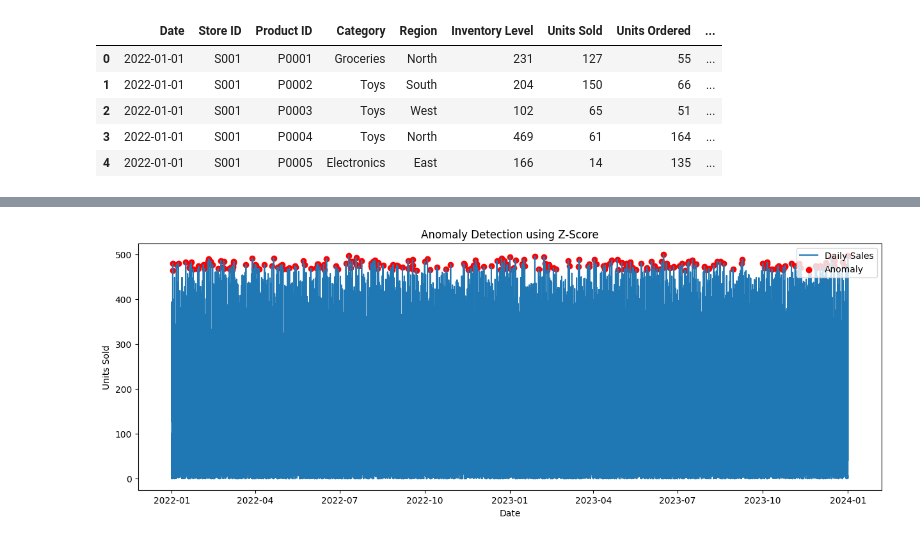
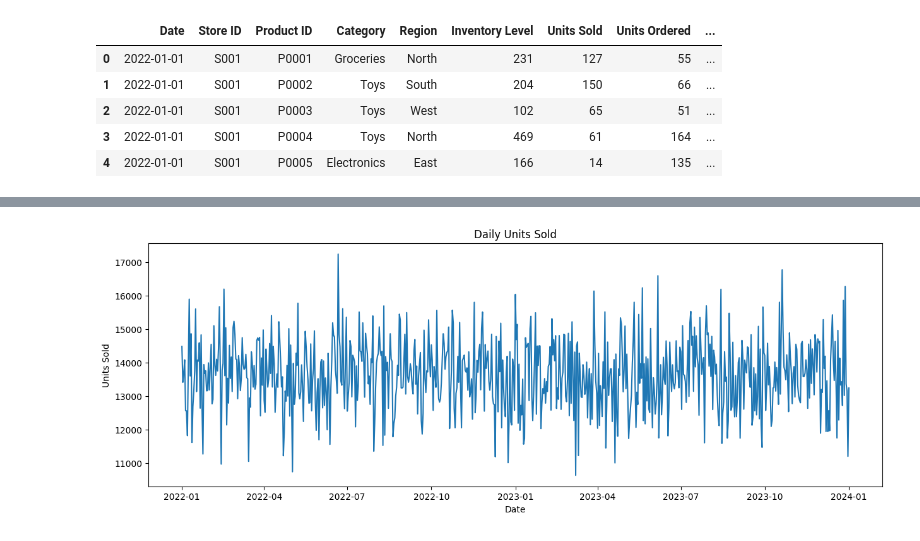
Before and after one commit to Adithyan-7/supply-chain-demand-forecasting, a Jupyter notebook: notebooks/03_anomaly_detection.ipynb, the cells around one changed output, grey strips where cells are left out. Cells and saved outputs as stored; diff of their text form; code cells hidden in the pictures.

Commit message:
Initialize anomaly detection notebook and prepare daily sales data

```diff
--- a/notebooks/03_anomaly_detection.ipynb
+++ b/notebooks/03_anomaly_detection.ipynb
@@ -26,9 +26,9 @@ plt.style.use("default")
 
 pd.set_option("display.max_columns", None)
 # %%
-daily_sales= pd.read_csv("../data/cleaned/retail_store_inventory_cleaned.csv",parse_dates=["Date"])
+df= pd.read_csv("../data/cleaned/retail_store_inventory_cleaned.csv",parse_dates=["Date"])
 
-daily_sales.head()
+df.head()
 # %% [output]
 |  | Date | Store ID | Product ID | Category | Region | Inventory Level | Units Sold | Units Ordered | ... |
 | 0 | 2022-01-01 | S001 | P0001 | Groceries | North | 231 | 127 | 55 | ... |
@@ -103,0 +39,7 @@ Total Z-Score Anomalies: 236
+# %%
+daily_sales = (
+    df.groupby("Date")["Units Sold"]
+      .sum()
+      .reset_index())
+
+daily_sales.head()
@@ -104,25 +70,15 @@ Total Z-Score Anomalies: 236
 # %%
 plt.figure(figsize=(15,5))
 
 plt.plot(
     daily_sales["Date"],
-    daily_sales["Units Sold"],
-    label="Daily Sales")
+    daily_sales["Units Sold"])
 
-plt.scatter(
-    zscore_anomalies["Date"],
-    zscore_anomalies["Units Sold"],
-    color="red",
-    label="Anomaly")
-
-plt.title("Anomaly Detection using Z-Score")
+plt.title("Daily Units Sold")
 
 plt.xlabel("Date")
-
 plt.ylabel("Units Sold")
 
-plt.legend()
-
 plt.show()
 # %% [output]
-[figure, old version]
+[figure, new version]
```
Also changed, not shown: parts of 16 cells of this notebook.
